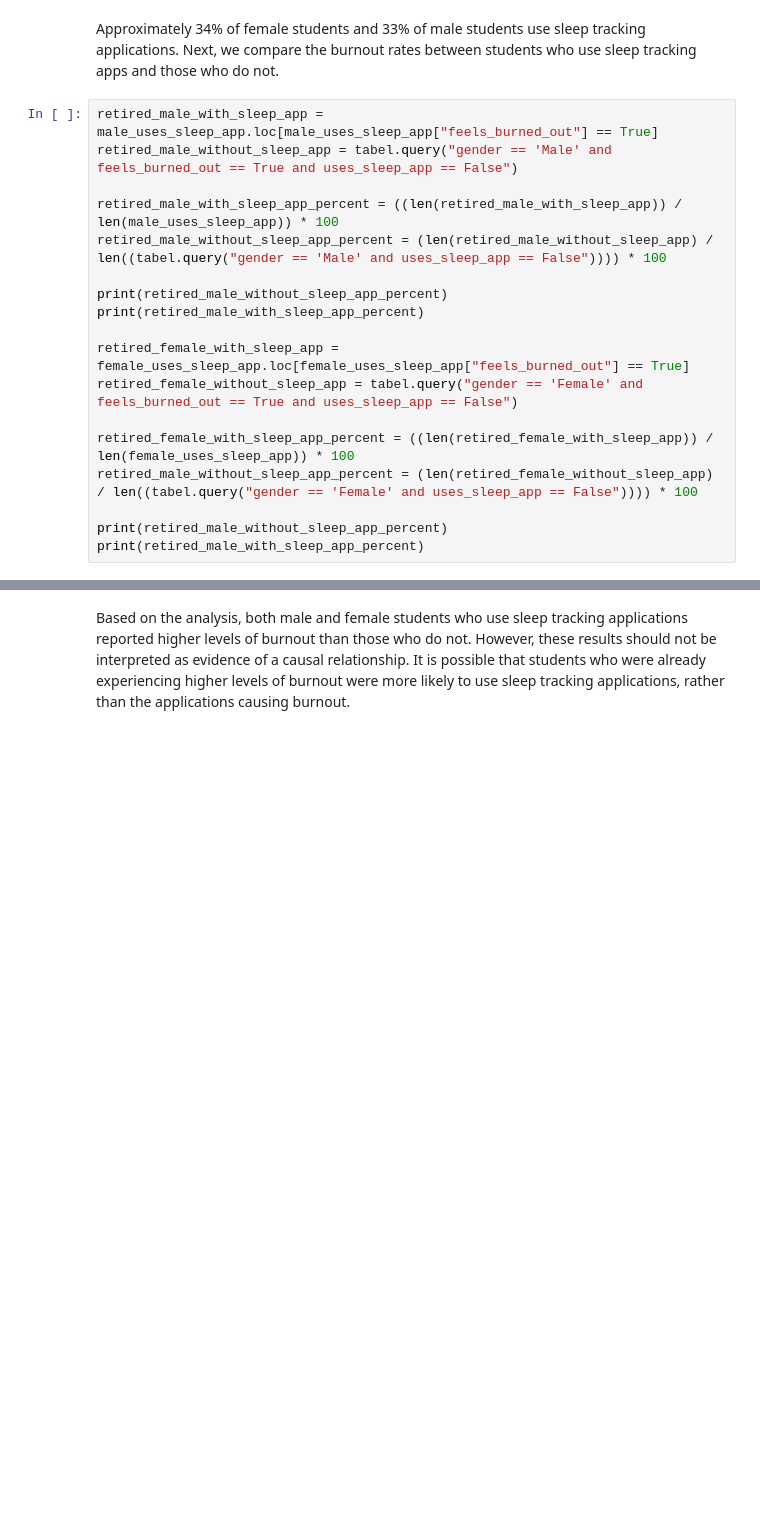
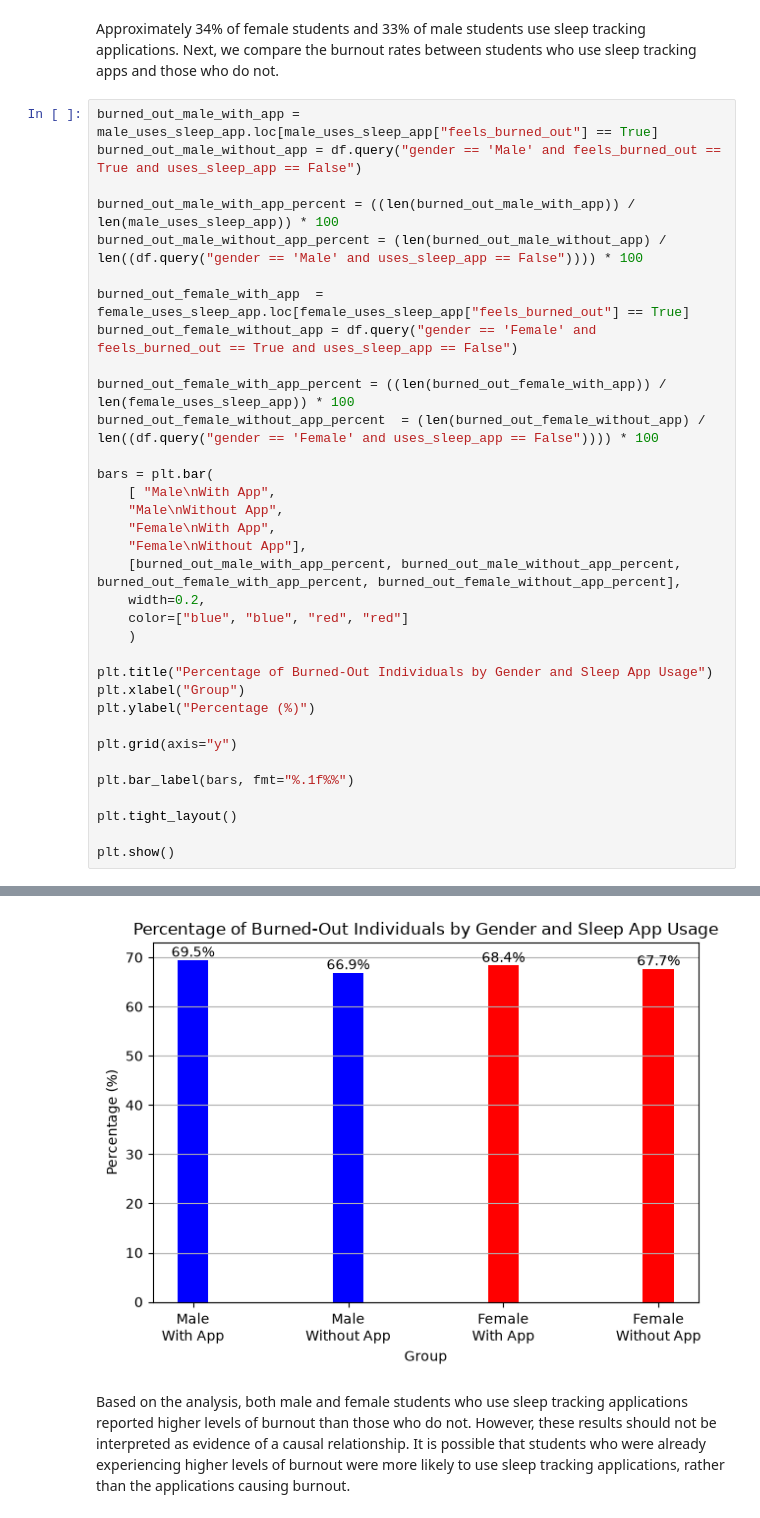
Before and after one commit to ali-keikha/student-sleep-analysis, a Jupyter notebook: notebooks/student_sleep_analysis.ipynb, the cells around one changed output, grey strips where cells are left out. Cells and saved outputs as stored; diff of their text form; blank space fills up the shorter version.

```diff
--- a/notebooks/student_sleep_analysis.ipynb
+++ b/notebooks/student_sleep_analysis.ipynb
@@ -77,21 +92,37 @@ female_percent = (len(female_uses_sleep_app) / len(tabel.query("gender == 'Femal
 # %% [markdown]
 Approximately 34% of female students and 33% of male students use sleep tracking applications. Next, we compare the burnout rates between students who use sleep tracking apps and those who do not.
 # %%
-retired_male_with_sleep_app = male_uses_sleep_app.loc[male_uses_sleep_app["feels_burned_out"] == True]
-retired_male_without_sleep_app = tabel.query("gender == 'Male' and feels_burned_out == True and uses_sleep_app == False")
+burned_out_male_with_app = male_uses_sleep_app.loc[male_uses_sleep_app["feels_burned_out"] == True]
+burned_out_male_without_app = df.query("gender == 'Male' and feels_burned_out == True and uses_sleep_app == False")
 
-retired_male_with_sleep_app_percent = ((len(retired_male_with_sleep_app)) / len(male_uses_sleep_app)) * 100
-retired_male_without_sleep_app_percent = (len(retired_male_without_sleep_app) / len((tabel.query("gender == 'Male' and uses_sleep_app == False")))) * 100
+burned_out_male_with_app_percent = ((len(burned_out_male_with_app)) / len(male_uses_sleep_app)) * 100
+burned_out_male_without_app_percent = (len(burned_out_male_without_app) / len((df.query("gender == 'Male' and uses_sleep_app == False")))) * 100
 
-print(retired_male_without_sleep_app_percent)
-print(retired_male_with_sleep_app_percent)
+burned_out_female_with_app  = female_uses_sleep_app.loc[female_uses_sleep_app["feels_burned_out"] == True]
+burned_out_female_without_app = df.query("gender == 'Female' and feels_burned_out == True and uses_sleep_app == False")
 
-retired_female_with_sleep_app = female_uses_sleep_app.loc[female_uses_sleep_app["feels_burned_out"] == True]
-retired_female_without_sleep_app = tabel.query("gender == 'Female' and feels_burned_out == True and uses_sleep_app == False")
+burned_out_female_with_app_percent = ((len(burned_out_female_with_app)) / len(female_uses_sleep_app)) * 100
+burned_out_female_without_app_percent  = (len(burned_out_female_without_app) / len((df.query("gender == 'Female' and uses_sleep_app == False")))) * 100
 
-retired_female_with_sleep_app_percent = ((len(retired_female_with_sleep_app)) / len(female_uses_sleep_app)) * 100
-retired_male_without_sleep_app_percent = (len(retired_female_without_sleep_app) / len((tabel.query("gender == 'Female' and uses_sleep_app == False")))) * 100
+bars = plt.bar(
+    [ "Male\nWith App",
+    "Male\nWithout App",
+    "Female\nWith App",
+    "Female\nWithout App"],
+    [burned_out_male_with_app_percent, burned_out_male_without_app_percent, burned_out_female_with_app_percent, burned_out_female_without_app_percent],
+    width=0.2,
+    color=["blue", "blue", "red", "red"]
+    )
 
-print(retired_male_without_sleep_app_percent)
-print(retired_male_with_sleep_app_percent)
+plt.title("Percentage of Burned-Out Individuals by Gender and Sleep App Usage")
+plt.xlabel("Group")
+plt.ylabel("Percentage (%)")
+
+plt.grid(axis="y")
+
+plt.bar_label(bars, fmt="%.1f%%")
+
+plt.tight_layout()
+
+plt.show()
 # %% [output]
@@ -102,2 +129,3 @@ print(retired_male_with_sleep_app_percent)
+[figure, added]
 # %% [markdown]
 Based on the analysis, both male and female students who use sleep tracking applications reported higher levels of burnout than those who do not. However, these results should not be interpreted as evidence of a causal relationship. It is possible that students who were already experiencing higher levels of burnout were more likely to use sleep tracking applications, rather than the applications causing burnout.
```
Also changed, not shown: parts of 6 cells of this notebook.
